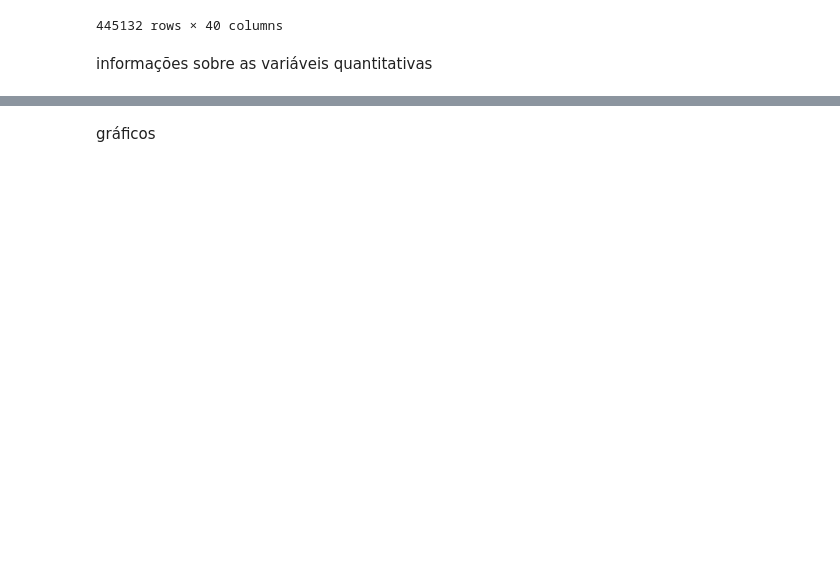
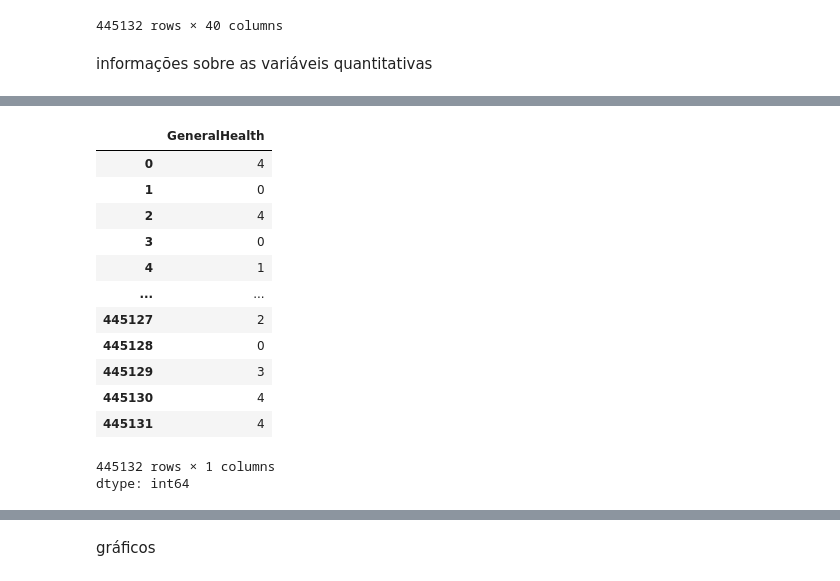
Before and after one commit to belcogo/data-analysis-for-machine-learning, a Jupyter notebook: demo.ipynb, the cells around one changed output, grey strips where cells are left out. Cells and saved outputs as stored; diff of their text form; code cells hidden in the pictures; blank space fills up the shorter version.

```diff
--- a/demo.ipynb
+++ b/demo.ipynb
@@ -40,0 +86,22 @@ patients_data.describe()
+# %%
+encoded_patients_data = patients_data.copy()
+# %%
+label_encoder_general_health = LabelEncoder()
+
+encoded_patients_data['GeneralHealth'] = label_encoder_general_health.fit_transform(encoded_patients_data['GeneralHealth'])
+encoded_patients_data['GeneralHealth']
+# %% [output]
+|  | GeneralHealth |
+| 0 | 4 |
+| 1 | 0 |
+| 2 | 4 |
+| 3 | 0 |
+| 4 | 1 |
+| ... | ... |
+| 445127 | 2 |
+| 445128 | 0 |
+| 445129 | 3 |
+| 445130 | 4 |
+| 445131 | 4 |
+445132 rows × 1 columns
+dtype: int64
```
Also changed, not shown: parts of 20 cells of this notebook.
